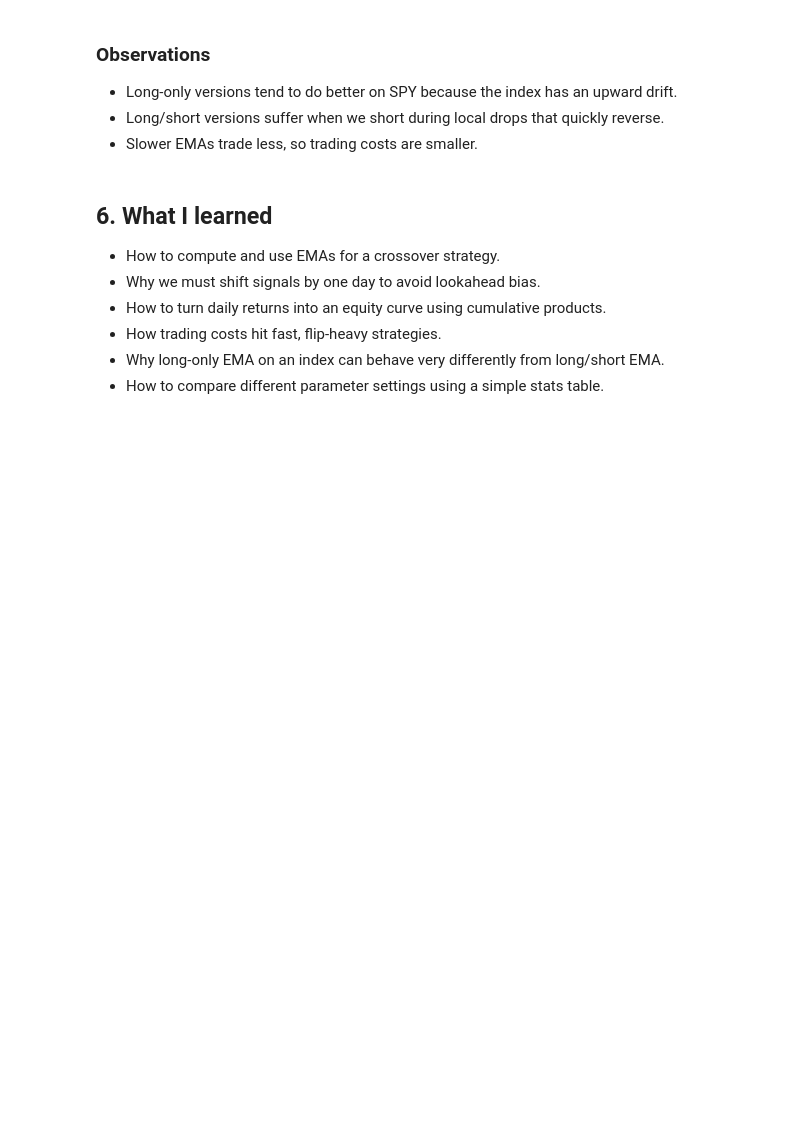
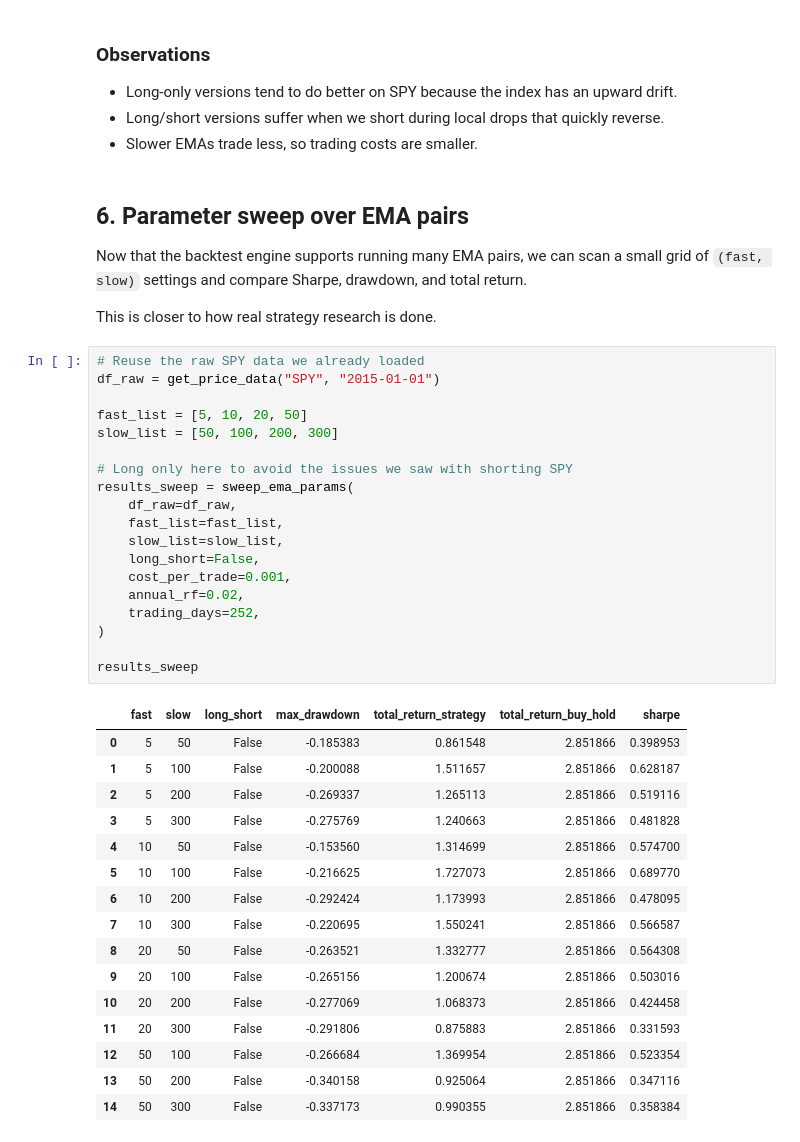
Before and after one commit to bigballaband/ema-backtest, a Jupyter notebook: notebooks/ema_crossover_walkthrough.ipynb, the cells around one changed output. Cells and saved outputs as stored; diff of their text form; blank space fills up the shorter version.

```diff
--- a/notebooks/ema_crossover_walkthrough.ipynb
+++ b/notebooks/ema_crossover_walkthrough.ipynb
@@ -144,11 +215,46 @@ results.sort_values("sharpe", ascending=False)
 - Long/short versions suffer when we short during local drops that quickly reverse.
 - Slower EMAs trade less, so trading costs are smaller.
 # %% [markdown]
-## 6. What I learned
+## 6. Parameter sweep over EMA pairs
 
-- How to compute and use EMAs for a crossover strategy.
-- Why we must shift signals by one day to avoid lookahead bias.
-- How to turn daily returns into an equity curve using cumulative products.
-- How trading costs hit fast, flip-heavy strategies.
-- Why long-only EMA on an index can behave very differently from long/short EMA.
-- How to compare different parameter settings using a simple stats table.
+Now that the backtest engine supports running many EMA pairs,
+we can scan a small grid of `(fast, slow)` settings and compare
+Sharpe, drawdown, and total return.
+
+This is closer to how real strategy research is done.
+# %%
+# Reuse the raw SPY data we already loaded
+df_raw = get_price_data("SPY", "2015-01-01")
+
+fast_list = [5, 10, 20, 50]
+slow_list = [50, 100, 200, 300]
+
+# Long only here to avoid the issues we saw with shorting SPY
+results_sweep = sweep_ema_params(
+    df_raw=df_raw,
+    fast_list=fast_list,
+    slow_list=slow_list,
+    long_short=False,
+    cost_per_trade=0.001,
+    annual_rf=0.02,
+    trading_days=252,
+)
+
+results_sweep
+# %% [output]
+|  | fast | slow | long_short | max_drawdown | total_return_strategy | total_return_buy_hold | sharpe |
+| 0 | 5 | 50 | False | -0.185383 | 0.861548 | 2.851866 | 0.398953 |
+| 1 | 5 | 100 | False | -0.200088 | 1.511657 | 2.851866 | 0.628187 |
+| 2 | 5 | 200 | False | -0.269337 | 1.265113 | 2.851866 | 0.519116 |
+| 3 | 5 | 300 | False | -0.275769 | 1.240663 | 2.851866 | 0.481828 |
+| 4 | 10 | 50 | False | -0.153560 | 1.314699 | 2.851866 | 0.574700 |
+| 5 | 10 | 100 | False | -0.216625 | 1.727073 | 2.851866 | 0.689770 |
+| 6 | 10 | 200 | False | -0.292424 | 1.173993 | 2.851866 | 0.478095 |
+| 7 | 10 | 300 | False | -0.220695 | 1.550241 | 2.851866 | 0.566587 |
+| 8 | 20 | 50 | False | -0.263521 | 1.332777 | 2.851866 | 0.564308 |
+| 9 | 20 | 100 | False | -0.265156 | 1.200674 | 2.851866 | 0.503016 |
+| 10 | 20 | 200 | False | -0.277069 | 1.068373 | 2.851866 | 0.424458 |
+| 11 | 20 | 300 | False | -0.291806 | 0.875883 | 2.851866 | 0.331593 |
+| 12 | 50 | 100 | False | -0.266684 | 1.369954 | 2.851866 | 0.523354 |
+| 13 | 50 | 200 | False | -0.340158 | 0.925064 | 2.851866 | 0.347116 |
+| 14 | 50 | 300 | False | -0.337173 | 0.990355 | 2.851866 | 0.358384 |
```
Also changed, not shown: parts of 26 cells of this notebook, 1 other file.
